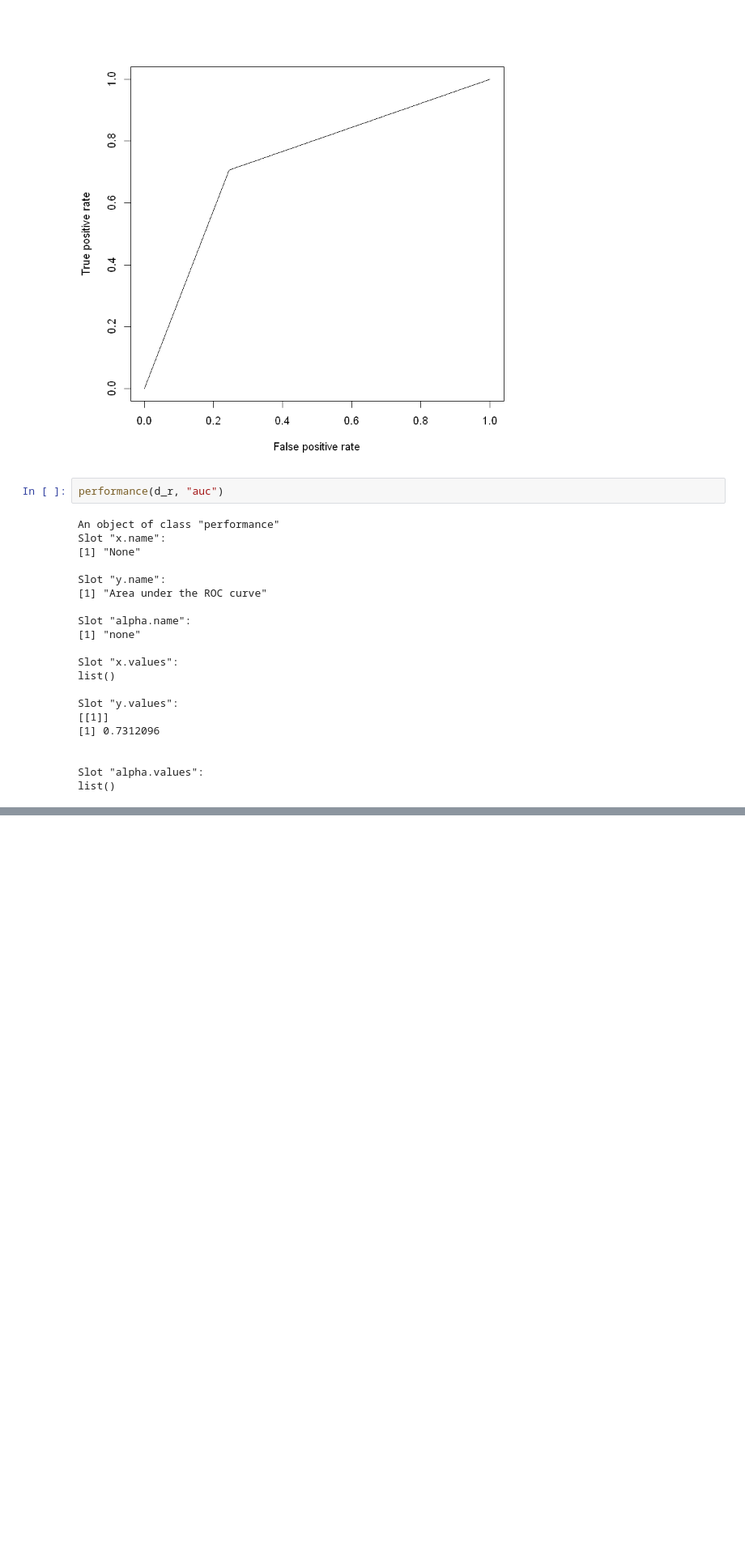
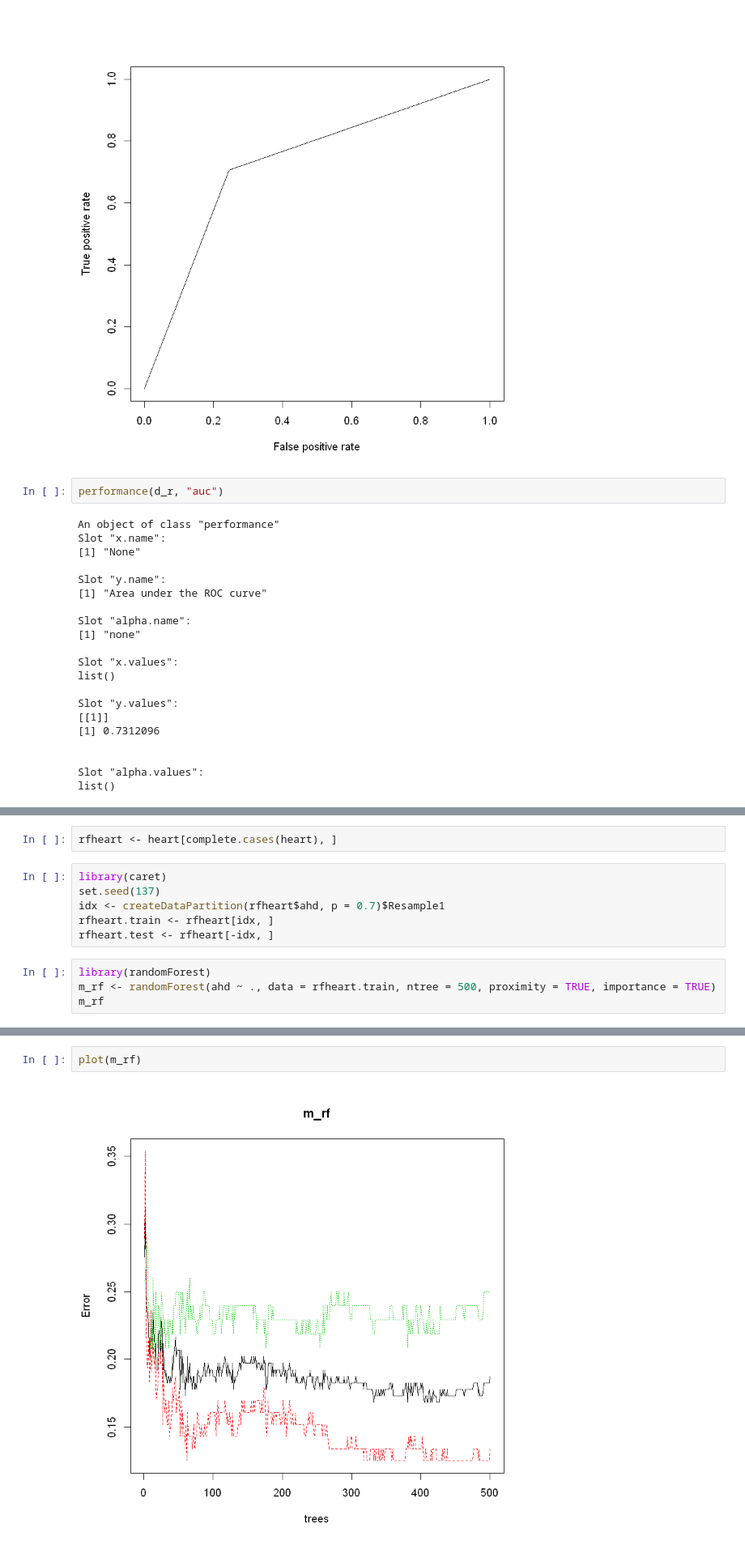
Before and after one commit to leejungmu/first-repository, a Jupyter notebook: classification.ipynb, the cells around one changed output, grey strips where cells are left out. Shown: that part at 81% size. Cells and saved outputs as stored; diff of their text form; blank space fills up the shorter version.

```diff
--- a/classification.ipynb
+++ b/classification.ipynb
@@ -274,0 +311,12 @@ list()
+# %%
+rfheart <- heart[complete.cases(heart), ]
+# %%
+library(caret)
+set.seed(137)
+idx <- createDataPartition(rfheart$ahd, p = 0.7)$Resample1
+rfheart.train <- rfheart[idx, ]
+rfheart.test <- rfheart[-idx, ]
+# %%
+library(randomForest)
+m_rf <- randomForest(ahd ~ ., data = rfheart.train, ntree = 500, proximity = TRUE, importance = TRUE)
+m_rf
@@ -274,0 +335,4 @@ list()
+# %%
+plot(m_rf)
+# %% [output]
+[figure, added]
```
Also changed, not shown: parts of 16 cells of this notebook.
